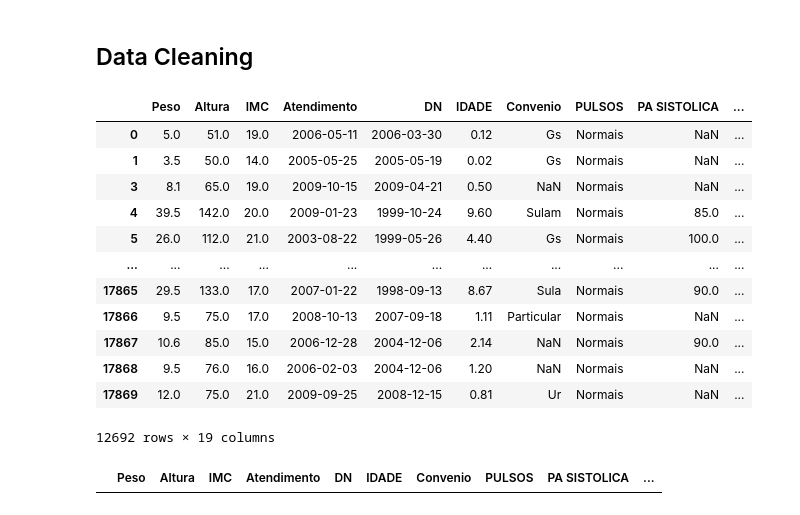
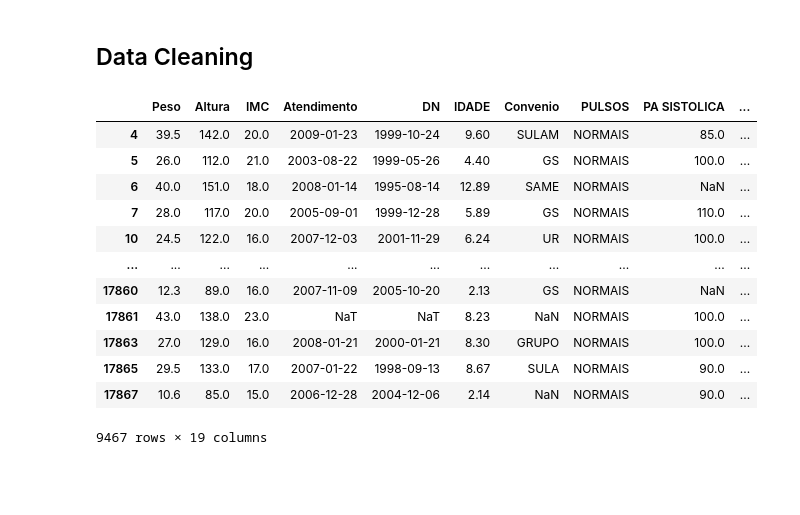
Before and after one commit to Proenca13/Project_FDS, a Jupyter notebook: PredictingCardiacDiseasesChildren.ipynb, the cells around one changed output. Saved outputs shown, nothing was run; the diff lists cells and outputs as text; code cells hidden in the pictures; blank space fills up the shorter version.

```diff
--- a/PredictingCardiacDiseasesChildren.ipynb
+++ b/PredictingCardiacDiseasesChildren.ipynb
@@ -351,6 +353,23 @@ MOTIVO2             26.733061
 dtype: float64
 # %% [markdown]
 ## Data Cleaning
+# %%
+def normalize_text(s):
+    if pd.isna(s):
+        return s
+    # Remove accents
+    s = ''.join(
+        c for c in unicodedata.normalize('NFD', str(s))
+        if unicodedata.category(c) != 'Mn'
+    )
+    s = s.upper()
+    # Replace spaces with underscores
+    s = re.sub(r'\s+', '_', s)
+    # Remove special characters (keep letters, numbers, and underscores)
+    s = re.sub(r'[^A-Z0-9_]', '', s)
+    # Remove leading/trailing underscores
+    s = s.strip('_')
+    return s
 # %%
 # Drop duplicate wor and HDA2 column which had 96% Nan
 df = df.drop_duplicates()
@@ -359,82 +378,55 @@ df['SEXO'] = df['SEXO'].replace({
     'Masculino': 'M',
     'masculino': 'M',
     'Feminino': 'F',
-    'indeterminado': 'I'
 })
-df['Convenio'] = df['Convenio'].str.title()
-df['NORMAL X ANORMAL'] = df['NORMAL X ANORMAL'].replace({
-    'anormal': 'Anormal',
-    'Normais': 'Normal',
+df = df[(df['SEXO'] == 'M') | (df['SEXO'] == 'F')]
 
-})
-df['PULSOS'] = df['PULSOS'].replace({
-    'AMPLOS': 'Amplos',
-    'NORMAIS': 'Normais',
-    'Femorais diminuidos': 'Diminuídos',
-    'Diminuídos ': 'Diminuídos',
+for col in df.select_dtypes(include=['object', 'category']).columns:
+    if col != 'SEXO':
+        df[col] = df[col].apply(normalize_text)
 
-})
-df['PPA'] = df['PPA'].replace({
-    'Não Calculado': np.nan,
-    'NA': np.nan,
-    'NaN': np.nan,
-    '#VALUE!': np.nan
-})
-df['SOPRO'] = df['SOPRO'].replace({
-    'sistólico': 'Sistólico',
-    'Sistolico e diastólico': 'Sistólico e Diastólico',
-    'diastólico': 'Diastólico',
-    'contínuo': 'Contínuo',
-    'ausente': 'Ausente'
-})
 # Cleaning impossible Atendimento values
 df.loc[df['Atendimento'] > today, 'Atendimento'] = today
 # Cleaning rows with impossible Idade values and not child ages
-df = df[~((df['IDADE'] < 0) | (df['IDADE'] > 20))]
+df = df[((df['IDADE'] >= 2) & (df['IDADE'] <= 19)) & (df['IDADE'].notna())]
 
 df.loc[df['Peso'] <= 0, 'Peso'] = np.nan
 df.loc[df['Altura'] <= 0, 'Altura'] = np.nan
 df.loc[df['IMC'] <= 0, 'IMC'] = np.nan
 df = df[(df['IMC'] >= 10) & (df['IMC'] <= 60)]
 
 df = df[(df['FC'].between(30, 220)) | (df['FC'].isna())]
 
 df = df[
     (
         df['PA SISTOLICA'].isna() |
         df['PA DIASTOLICA'].isna() |
         (
             (df['PA SISTOLICA'] >= df['PA DIASTOLICA']) &
             (df['PA SISTOLICA'].between(40, 320)) &
             (df['PA DIASTOLICA'].between(30, 200))
         )
     )
 ]
 ## Drop rows with half values Nan
 nan_threshold = df.shape[1] / 2
 df = df[df.isna().sum(axis=1) < nan_threshold]
 
 df
 # %% [output]
 |  | Peso | Altura | IMC | Atendimento | DN | IDADE | Convenio | PULSOS | PA SISTOLICA | ... |
-| 0 | 5.0 | 51.0 | 19.0 | 2006-05-11 | 2006-03-30 | 0.12 | Gs | Normais | NaN | ... |
-| 1 | 3.5 | 50.0 | 14.0 | 2005-05-25 | 2005-05-19 | 0.02 | Gs | Normais | NaN | ... |
-| 3 | 8.1 | 65.0 | 19.0 | 2009-10-15 | 2009-04-21 | 0.50 | NaN | Normais | NaN | ... |
-| 4 | 39.5 | 142.0 | 20.0 | 2009-01-23 | 1999-10-24 | 9.60 | Sulam | Normais | 85.0 | ... |
-| 5 | 26.0 | 112.0 | 21.0 | 2003-08-22 | 1999-05-26 | 4.40 | Gs | Normais | 100.0 | ... |
+| 4 | 39.5 | 142.0 | 20.0 | 2009-01-23 | 1999-10-24 | 9.60 | SULAM | NORMAIS | 85.0 | ... |
+| 5 | 26.0 | 112.0 | 21.0 | 2003-08-22 | 1999-05-26 | 4.40 | GS | NORMAIS | 100.0 | ... |
+| 6 | 40.0 | 151.0 | 18.0 | 2008-01-14 | 1995-08-14 | 12.89 | SAME | NORMAIS | NaN | ... |
+| 7 | 28.0 | 117.0 | 20.0 | 2005-09-01 | 1999-12-28 | 5.89 | GS | NORMAIS | 110.0 | ... |
+| 10 | 24.5 | 122.0 | 16.0 | 2007-12-03 | 2001-11-29 | 6.24 | UR | NORMAIS | 100.0 | ... |
 | ... | ... | ... | ... | ... | ... | ... | ... | ... | ... | ... |
-| 17865 | 29.5 | 133.0 | 17.0 | 2007-01-22 | 1998-09-13 | 8.67 | Sula | Normais | 90.0 | ... |
-| 17866 | 9.5 | 75.0 | 17.0 | 2008-10-13 | 2007-09-18 | 1.11 | Particular | Normais | NaN | ... |
-| 17867 | 10.6 | 85.0 | 15.0 | 2006-12-28 | 2004-12-06 | 2.14 | NaN | Normais | 90.0 | ... |
-| 17868 | 9.5 | 76.0 | 16.0 | 2006-02-03 | 2004-12-06 | 1.20 | NaN | Normais | NaN | ... |
-| 17869 | 12.0 | 75.0 | 21.0 | 2009-09-25 | 2008-12-15 | 0.81 | Ur | Normais | NaN | ... |
+| 17860 | 12.3 | 89.0 | 16.0 | 2007-11-09 | 2005-10-20 | 2.13 | GS | NORMAIS | NaN | ... |
+| 17861 | 43.0 | 138.0 | 23.0 | NaT | NaT | 8.23 | NaN | NORMAIS | 100.0 | ... |
+| 17863 | 27.0 | 129.0 | 16.0 | 2008-01-21 | 2000-01-21 | 8.30 | GRUPO | NORMAIS | 100.0 | ... |
+| 17865 | 29.5 | 133.0 | 17.0 | 2007-01-22 | 1998-09-13 | 8.67 | SULA | NORMAIS | 90.0 | ... |
+| 17867 | 10.6 | 85.0 | 15.0 | 2006-12-28 | 2004-12-06 | 2.14 | NaN | NORMAIS | 90.0 | ... |
-12692 rows × 19 columns
+9467 rows × 19 columns
-# %%
-nan_threshold = df.shape[1] / 2  # half the number of columns
-rows_with_many_nans = df[df.isna().sum(axis=1) >= nan_threshold]
-rows_with_many_nans
-# %% [output]
-|  | Peso | Altura | IMC | Atendimento | DN | IDADE | Convenio | PULSOS | PA SISTOLICA | ... |
 # %%
 ## Check Nan percentage per column
 (df.isna().sum() / len(df)) * 100
```
Also changed, not shown: parts of 5 cells of this notebook, 1 other file.
